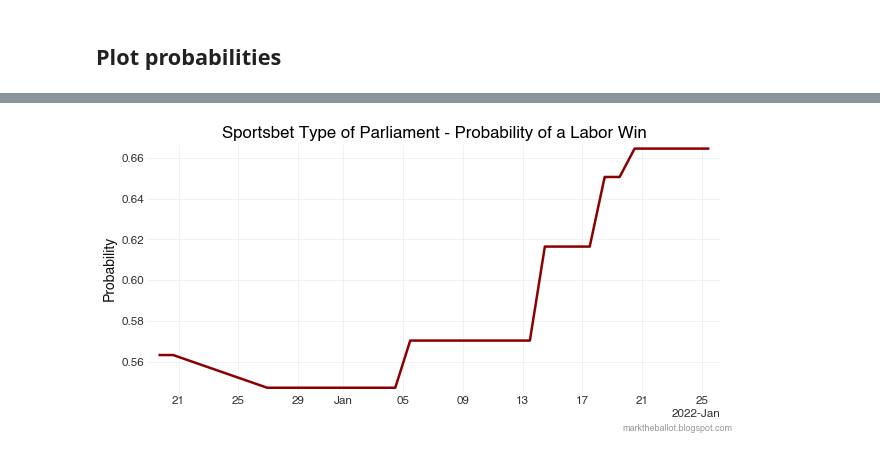
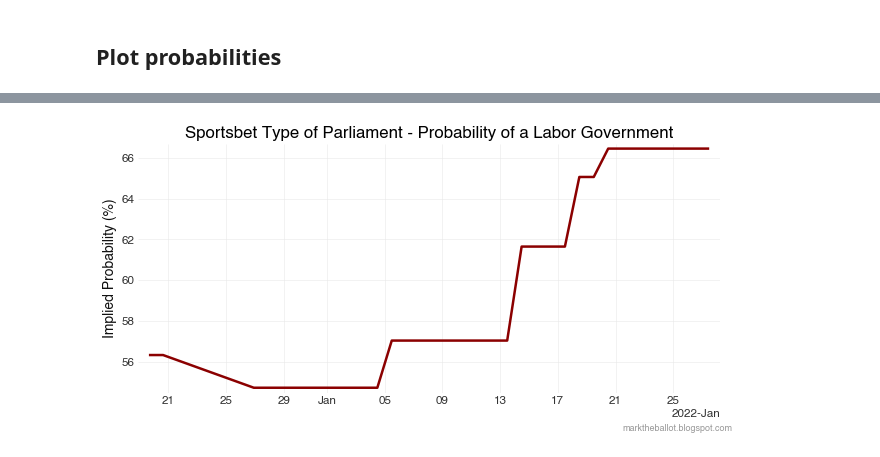
Before and after one commit to bpalmer4/Australian-Federal-Election-2022, a Jupyter notebook: notebooks/Betting markets - chart election winner at sportsbet.ipynb, the cells around one changed output, grey strips where cells are left out. Saved outputs shown, nothing was run; the diff lists cells and outputs as text; code cells hidden in the pictures.

```diff
--- a/notebooks/Betting markets - chart election winner at sportsbet.ipynb
+++ b/notebooks/Betting markets - chart election winner at sportsbet.ipynb
@@ -93,11 +121,13 @@ common.plot_finalise(ax, title=title, ylabel='Implied Outcome Probability')
 # %%
-win_prob = pd.DataFrame([probs['Labor Majority'] + probs['Labor Minority'],
-                         probs['Coalition Minority'] + probs['Coalition Majority']],
+win_prob = pd.DataFrame([probs_top['Labor Majority'] + probs_top['Labor Minority'],
+                         probs_top['Coalition Minority'] + probs_top['Coalition Majority']],
                         index=['Labor', 'Coalition']).T
 # %%
-fig, ax = common.initiate_plot()
-ax.plot(win_prob.index, win_prob['Labor'], lw=2.5, color='darkred')
-title = 'Sportsbet Type of Parliament - Probability of a Labor Win'
-common.plot_finalise(ax, title=title, ylabel='Probability')
+def chart_labor(probs, **kwargs):
+    fig, ax = common.initiate_plot()
+    ax.plot(probs.index, probs['Labor'] * 100, lw=2.5, color='darkred')
+    common.plot_finalise(ax, ylabel='Implied Probability (%)', **kwargs)
-# %% [output]
-[figure, removed]
+# %%
+chart_labor(win_prob, title='Sportsbet Type of Parliament - Probability of a Labor Government')
+# %% [output]
+[figure, added]
```
Also changed, not shown: parts of 12 cells of this notebook, 4 other files.
